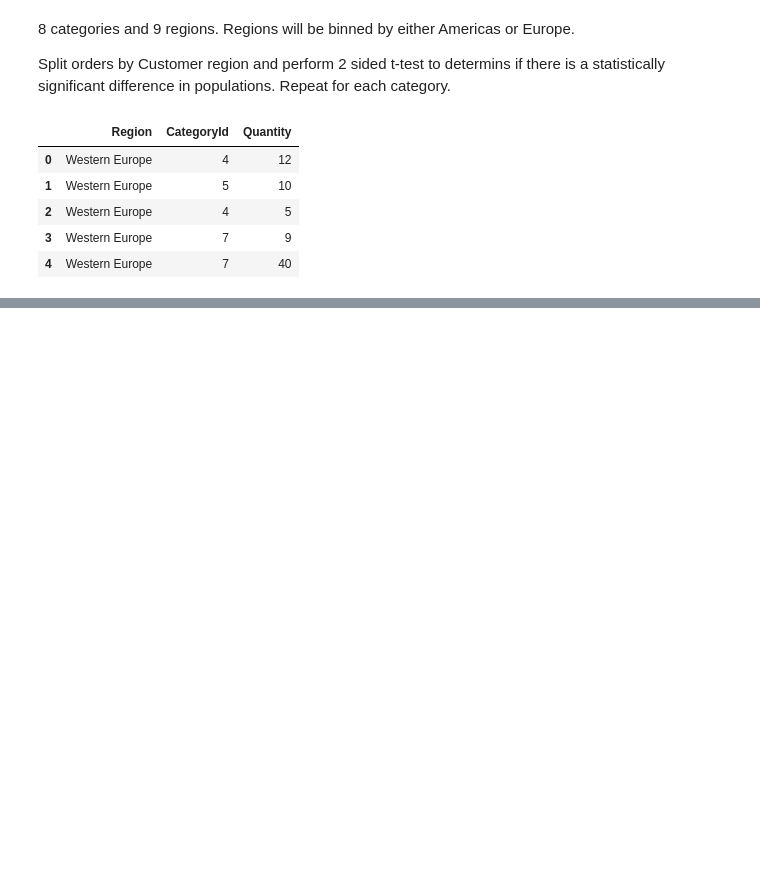
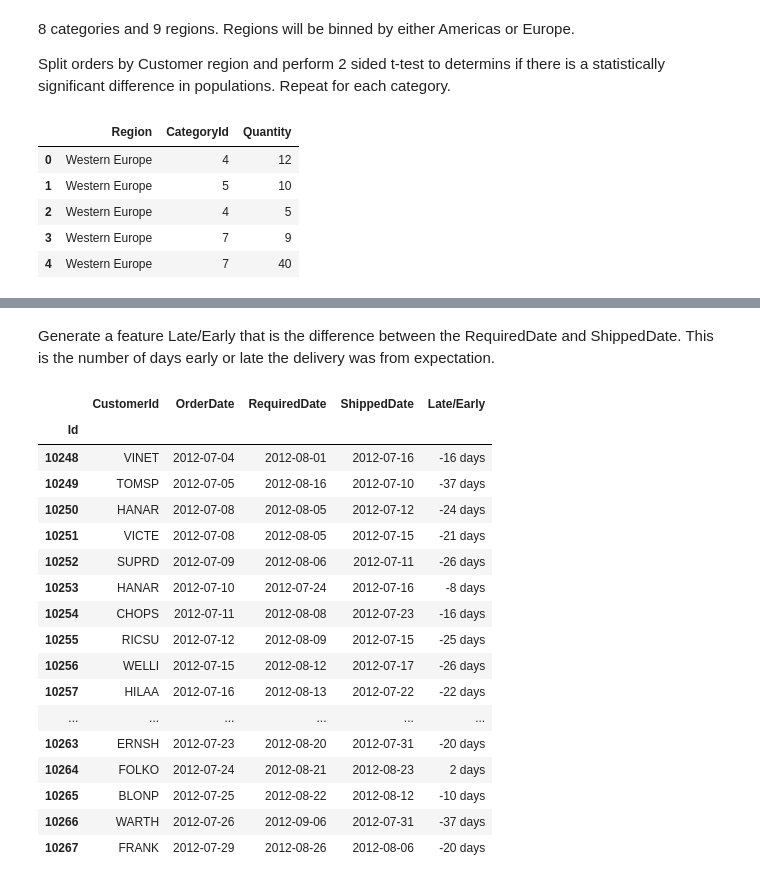
Before and after one commit to ktzioumis/Northwind-Traders, a Jupyter notebook: Project2.ipynb, the cells around one changed output, grey strips where cells are left out. Saved outputs shown, nothing was run; the diff lists cells and outputs as text; code cells hidden in the pictures; blank space fills up the shorter version.

```diff
--- a/Project2.ipynb
+++ b/Project2.ipynb
@@ -324,0 +399,4 @@ USEU=df.drop(columns='Region')
+# %%
+df=pd.read_sql('''SELECT id, customerid,  orderdate, requireddate, shippeddate FROM [order]''',conn)
+df.set_index('Id',inplace=True)
+df.head()
@@ -324,0 +411,25 @@ USEU=df.drop(columns='Region')
+# %% [markdown]
+Generate a feature Late/Early that is the difference between the RequiredDate and ShippedDate. This is the number of days early or late the delivery was from expectation.
+# %%
+df['Late/Early']=pd.to_datetime(df.ShippedDate)-pd.to_datetime(df.RequiredDate)
+# %%
+df.head(20)
+# %% [output]
+|  | CustomerId | OrderDate | RequiredDate | ShippedDate | Late/Early |
+| Id |  |  |  |  |  |
+| 10248 | VINET | 2012-07-04 | 2012-08-01 | 2012-07-16 | -16 days |
+| 10249 | TOMSP | 2012-07-05 | 2012-08-16 | 2012-07-10 | -37 days |
+| 10250 | HANAR | 2012-07-08 | 2012-08-05 | 2012-07-12 | -24 days |
+| 10251 | VICTE | 2012-07-08 | 2012-08-05 | 2012-07-15 | -21 days |
+| 10252 | SUPRD | 2012-07-09 | 2012-08-06 | 2012-07-11 | -26 days |
+| 10253 | HANAR | 2012-07-10 | 2012-07-24 | 2012-07-16 | -8 days |
+| 10254 | CHOPS | 2012-07-11 | 2012-08-08 | 2012-07-23 | -16 days |
+| 10255 | RICSU | 2012-07-12 | 2012-08-09 | 2012-07-15 | -25 days |
+| 10256 | WELLI | 2012-07-15 | 2012-08-12 | 2012-07-17 | -26 days |
+| 10257 | HILAA | 2012-07-16 | 2012-08-13 | 2012-07-22 | -22 days |
+| ... | ... | ... | ... | ... | ... |
+| 10263 | ERNSH | 2012-07-23 | 2012-08-20 | 2012-07-31 | -20 days |
+| 10264 | FOLKO | 2012-07-24 | 2012-08-21 | 2012-08-23 | 2 days |
+| 10265 | BLONP | 2012-07-25 | 2012-08-22 | 2012-08-12 | -10 days |
+| 10266 | WARTH | 2012-07-26 | 2012-09-06 | 2012-07-31 | -37 days |
+| 10267 | FRANK | 2012-07-29 | 2012-08-26 | 2012-08-06 | -20 days |
```
Also changed, not shown: parts of 45 cells of this notebook.
